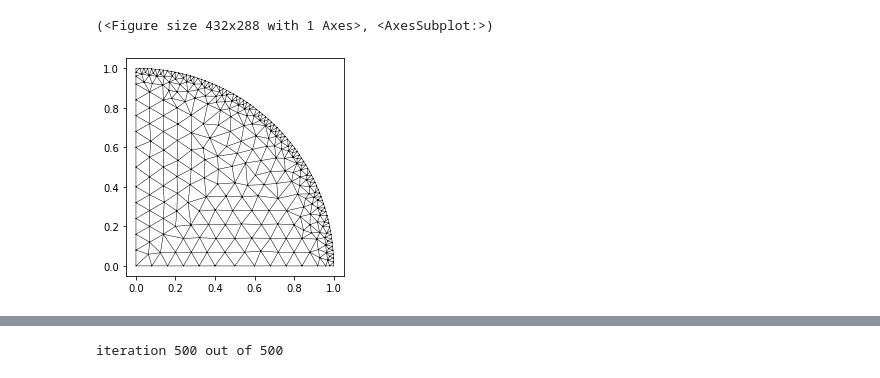
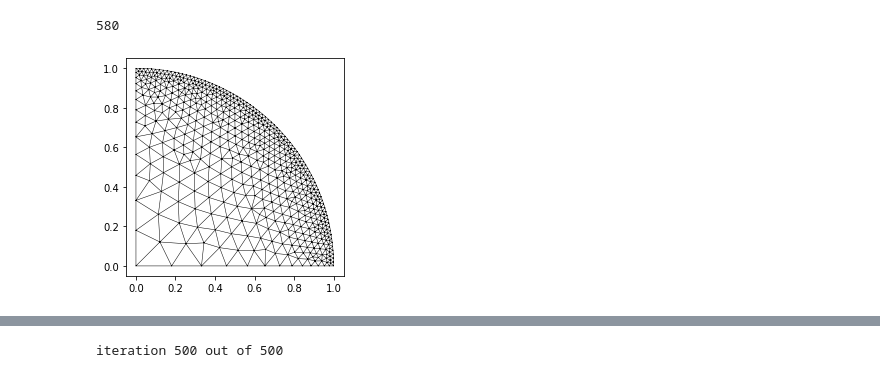
Before and after one commit to aleximorin/compgeom, a Jupyter notebook: Notebooks/Poroelastic sphere.ipynb, the cells around one changed output, grey strips where cells are left out. Cells and saved outputs as stored; diff of their text form; code cells hidden in the pictures.

```diff
--- a/Notebooks/Poroelastic sphere.ipynb
+++ b/Notebooks/Poroelastic sphere.ipynb
@@ -44,18 +27,28 @@ mesh.plot()
-# %%
-from scipy.io import loadmat
-# ok but we take the matlab mesh lol
-
-matmesh = loadmat('../../mesh.mat')
-mesh.nodes = matmesh['nodes']
-mesh.connectivity = matmesh['connectivity'] - 1
-mesh.ne = len(mesh.connectivity)
-mesh.nn = len(mesh.nodes)
-mesh.id = np.zeros(mesh.ne).astype(int)
-
-mesh.plot()
-# %% [output]
-(<Figure size 432x288 with 1 Axes>, <AxesSubplot:>)
-[figure, removed]
+# %%
+# we define the mesh
+r = 1
+cell_size = 0.02
+
+import pygmsh
+with pygmsh.geo.Geometry() as geom:
+    center = geom.add_point([0, 0], 10*cell_size)
+    lower_right = geom.add_point([0, r], cell_size)
+    upper_left = geom.add_point([r, 0], cell_size)
+
+    bottom = geom.add_line(center, lower_right)
+    left = geom.add_line(upper_left, center)
+    arc = geom.add_circle_arc(lower_right, center, upper_left)
+
+    loop = geom.add_curve_loop([bottom, arc, left])
+    surface = geom.add_plane_surface(loop)
+    out = geom.generate_mesh()
+
+mesh = Mesher.Mesh(out, simultype='axis')
+mesh.plot()
+print(mesh.nn)
+# %% [output]
+580
+[figure, added]
 # %%
 # geomechanical parameters
 k = 8.4e3  # elastic drained bulk modulus [MPa]
```
Also changed, not shown: parts of 8 cells of this notebook.
